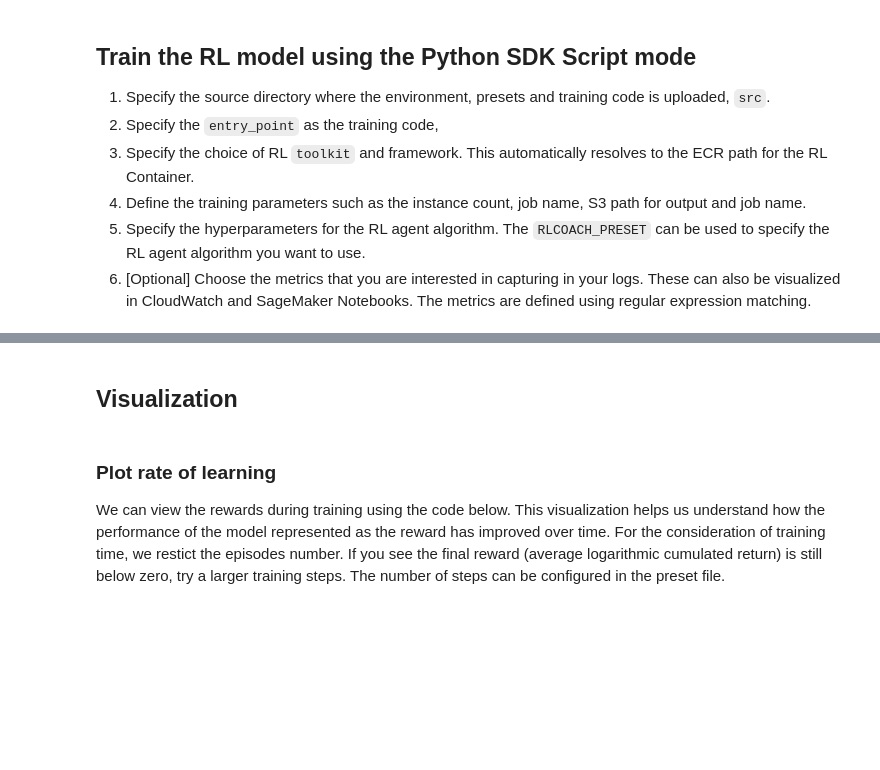
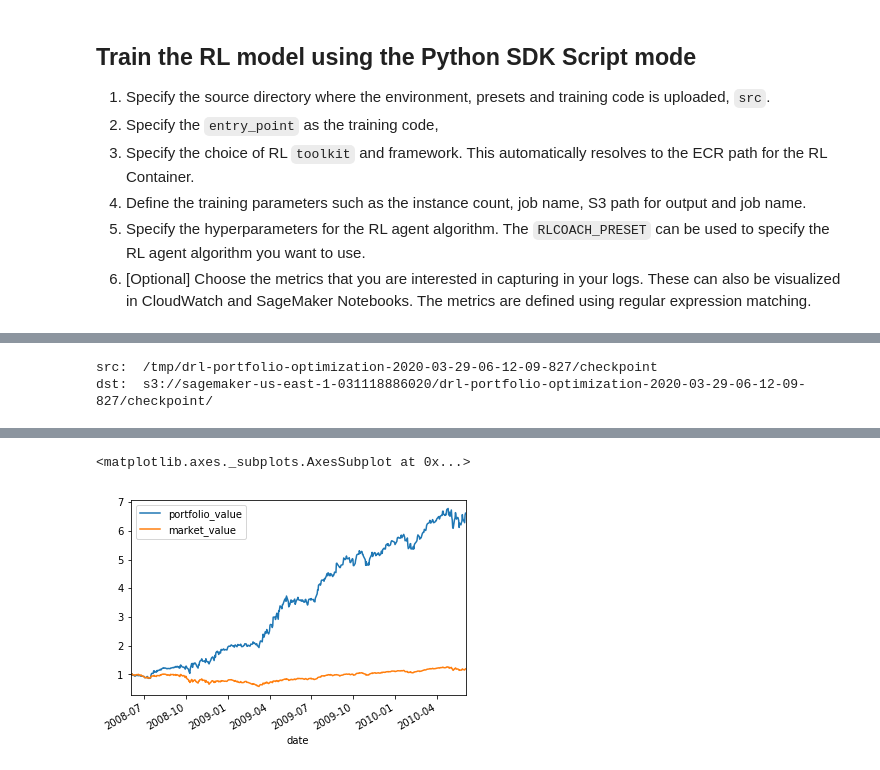
Before and after one commit to daniel-fudge/DRL-Portfolio-Optimization, a Jupyter notebook: drl-portfolio-optimization.ipynb, the cells around one changed output, grey strips where cells are left out. Cells and saved outputs as stored; diff of their text form; code cells hidden in the pictures; blank space fills up the shorter version.

```diff
--- a/drl-portfolio-optimization.ipynb
+++ b/drl-portfolio-optimization.ipynb
@@ -192,17 +250,45 @@ Billable seconds: 713
+# %%
+local_checkpoint_path = tmp_dir + '/checkpoint'
+s3_checkpoint_path = "s3://{}/{}/checkpoint/".format(s3_bucket, job_name)
+os.system("aws s3 cp --recursive {} {}".format(local_checkpoint_path, s3_checkpoint_path))
+print('src:  ' + local_checkpoint_path)
+print('dst:  ' + s3_checkpoint_path)
+# %% [output]
+src:  /tmp/drl-portfolio-optimization-2020-03-29-06-12-09-827/checkpoint
+dst:  s3://sagemaker-us-east-1-031118886020/drl-portfolio-optimization-2020-03-29-06-12-09-827/checkpoint/
 # %%
+# Define the RL estimator
+estimator = RLEstimator(role=role,
+                        source_dir='src/',
+                        dependencies=["common/sagemaker_rl"],
+                        toolkit=RLToolkit.COACH,
+                        toolkit_version='0.11.0',
+                        framework=RLFramework.MXNET,
+                        entry_point="evaluate-coach.py",
+                        train_instance_count=1,
+                        train_instance_type=instance_type,
+                        hyperparameters = {"evaluate_steps": 253*2})
+
+# Perform the evaluation
+estimator.fit({'checkpoint': s3_checkpoint_path})
+
+# Get the data from S3
 job_name=estimator._current_job_name
 output_tar_key = "{}/output/output.tar.gz".format(job_name)
 intermediate_folder_key = "{}/output/intermediate/".format(job_name)
 intermediate_url = "s3://{}/{}".format(s3_bucket, intermediate_folder_key)
-
 tmp_dir = "/tmp/{}".format(job_name)
 os.system("mkdir {}".format(tmp_dir))
-print("Job name: {}\n".format(job_name))
 
 wait_for_s3_object(s3_bucket, output_tar_key, tmp_dir)
-
 os.system("tar -xvzf {}/output.tar.gz -C {}".format(tmp_dir, tmp_dir))
 os.system("aws s3 cp --recursive {} {}".format(intermediate_url, tmp_dir))
 os.system("tar -xvzf {}/output.tar.gz -C {}".format(tmp_dir, tmp_dir))
-print("Copied output files to {}".format(tmp_dir))
+print("\nCopied output files to {}\n".format(tmp_dir))
+
+# Plot the RL Policy performance against a buy and hold policy
+df_info = pd.read_csv(tmp_dir + '/portfolio-management.csv')
+df_info['date'] = pd.to_datetime(df_info['date'], format='%Y-%m-%d')
+df_info.set_index('date', inplace=True)
+df_info[["portfolio_value", "market_value"]].plot(rot=30)
 # %% [output]
@@ -214,6 +312,2 @@ Copied output files to /tmp/drl-portfolio-optimization-2020-03-28-05-41-02-334
+<matplotlib.axes._subplots.AxesSubplot at 0x...>
+[figure, added]
-# %% [markdown]
-## Visualization
-# %% [markdown]
-### Plot rate of learning
-
-We can view the rewards during training using the code below. This visualization helps us understand how the performance of the model represented as the reward has improved over time. For the consideration of training time, we restict the episodes number. If you see the final reward (average logarithmic cumulated return) is still below zero, try a larger training steps. The number of steps can be configured in the preset file.
```
Also changed, not shown: parts of 22 cells of this notebook, 9 other files.
